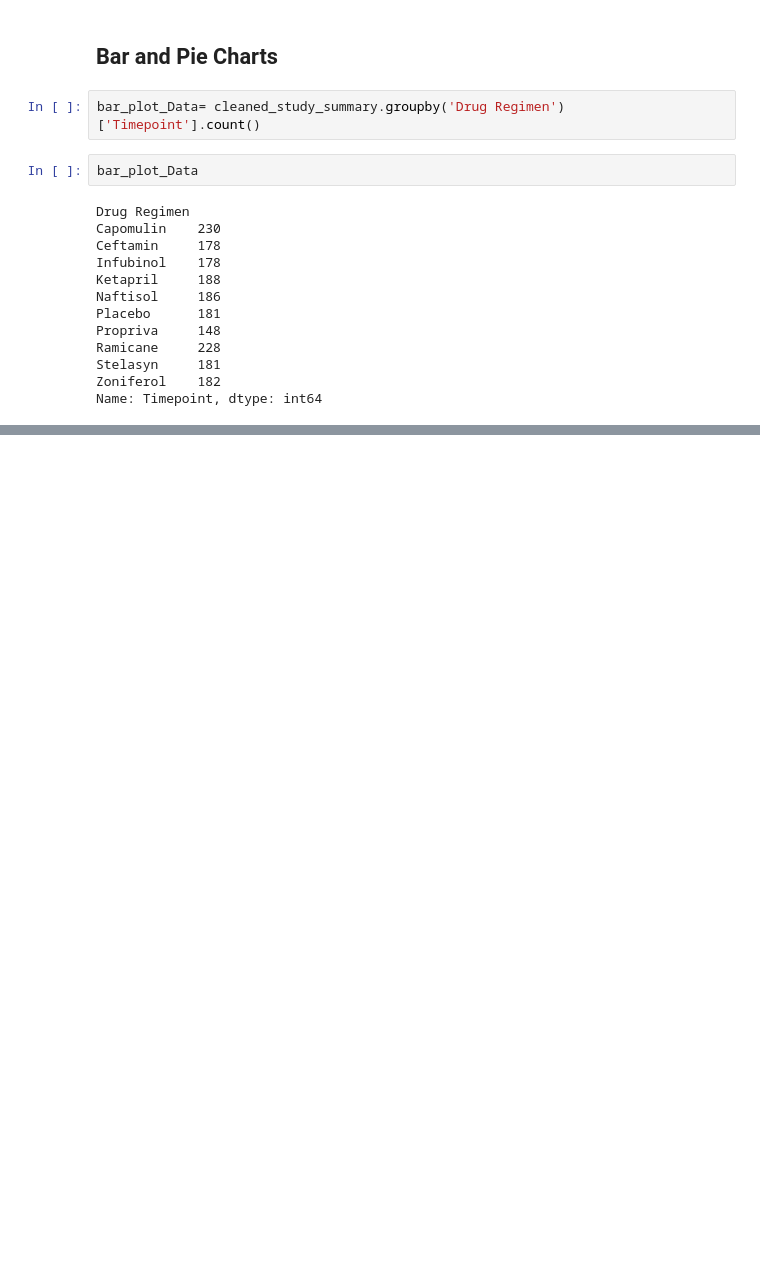
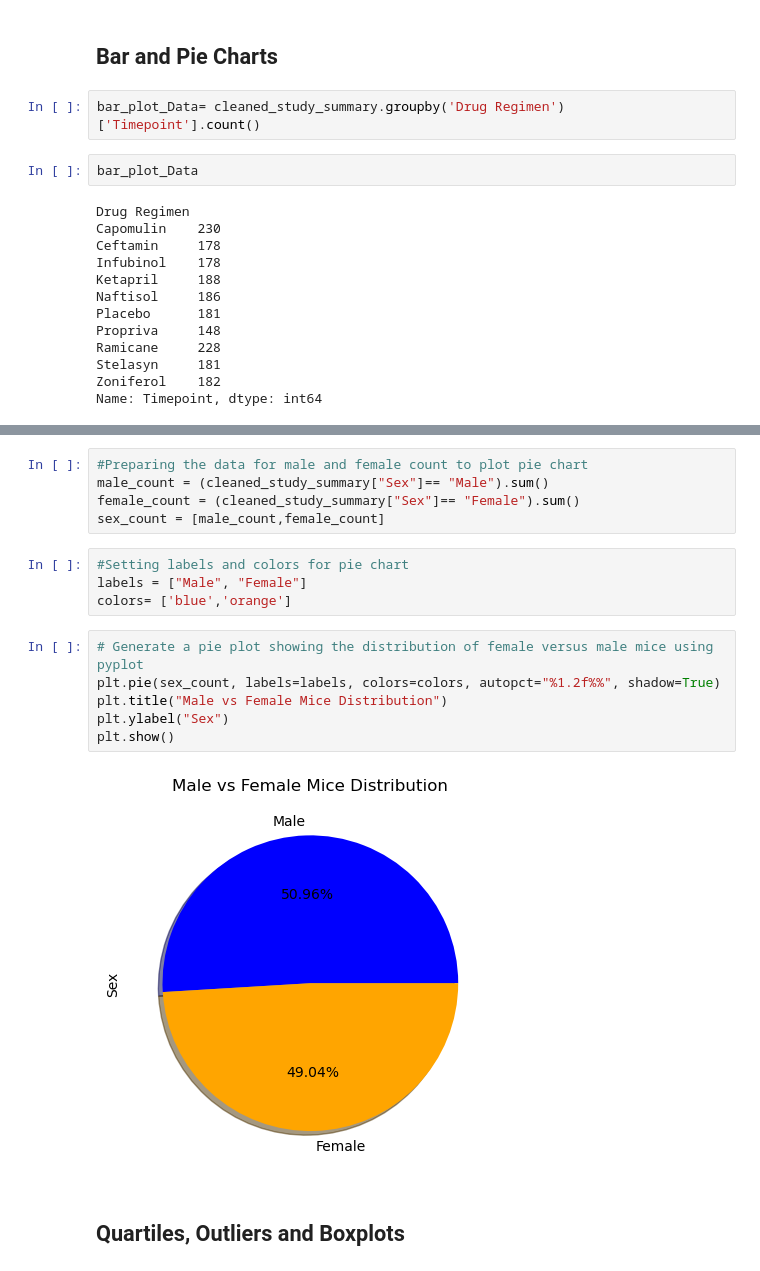
Before and after one commit to zekoNinja/pymaceuticals-Challenge, a Jupyter notebook: pymaceuticals_final.ipynb, the cells around one changed output, grey strips where cells are left out. Drawn from its saved outputs; the diff is of its cells as text; blank space fills up the shorter version.

```diff
--- a/pymaceuticals_final.ipynb
+++ b/pymaceuticals_final.ipynb
@@ -200,0 +196,19 @@ Name: Mouse ID, dtype: int64
+# %%
+#Preparing the data for male and female count to plot pie chart
+male_count = (cleaned_study_summary["Sex"]== "Male").sum()
+female_count = (cleaned_study_summary["Sex"]== "Female").sum()
+sex_count = [male_count,female_count]
+# %%
+#Setting labels and colors for pie chart
+labels = ["Male", "Female"]
+colors= ['blue','orange']
+# %%
+# Generate a pie plot showing the distribution of female versus male mice using pyplot
+plt.pie(sex_count, labels=labels, colors=colors, autopct="%1.2f%%", shadow=True)
+plt.title("Male vs Female Mice Distribution")
+plt.ylabel("Sex")
+plt.show()
+# %% [output]
+[figure, added]
+# %% [markdown]
+## Quartiles, Outliers and Boxplots
```
Also changed, not shown: parts of 26 cells of this notebook, 1 other file.
